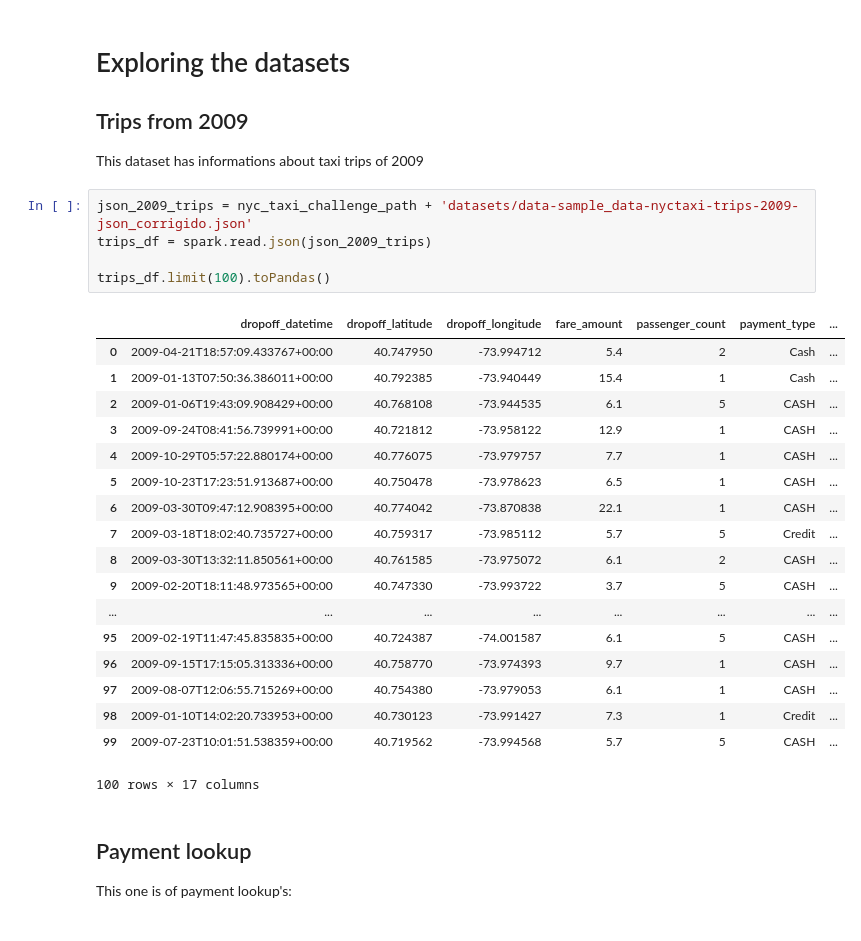
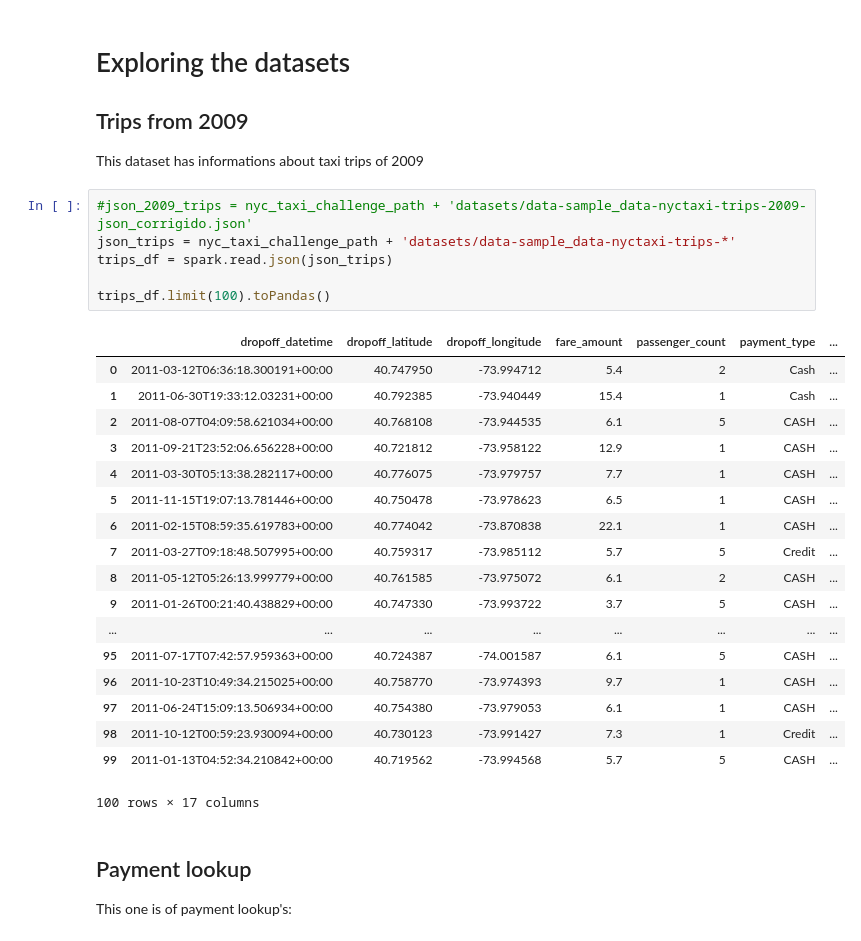
Before and after one commit to gabfr/data-engineering-nanodegree, a Jupyter notebook: explorations/nyc-taxi-challenge.ipynb, the cells around one changed output. Saved outputs shown, nothing was run; the diff lists cells and outputs as text.

```diff
--- a/explorations/nyc-taxi-challenge.ipynb
+++ b/explorations/nyc-taxi-challenge.ipynb
@@ -14,28 +14,29 @@ spark
 
 This dataset has informations about taxi trips of 2009
 # %%
-json_2009_trips = nyc_taxi_challenge_path + 'datasets/data-sample_data-nyctaxi-trips-2009-json_corrigido.json'
-trips_df = spark.read.json(json_2009_trips)
+#json_2009_trips = nyc_taxi_challenge_path + 'datasets/data-sample_data-nyctaxi-trips-2009-json_corrigido.json'
+json_trips = nyc_taxi_challenge_path + 'datasets/data-sample_data-nyctaxi-trips-*'
+trips_df = spark.read.json(json_trips)
 
 trips_df.limit(100).toPandas()
 # %% [output]
 |  | dropoff_datetime | dropoff_latitude | dropoff_longitude | fare_amount | passenger_count | payment_type | ... |
-| 0 | 2009-04-21T18:57:09.433767+00:00 | 40.747950 | -73.994712 | 5.4 | 2 | Cash | ... |
-| 1 | 2009-01-13T07:50:36.386011+00:00 | 40.792385 | -73.940449 | 15.4 | 1 | Cash | ... |
-| 2 | 2009-01-06T19:43:09.908429+00:00 | 40.768108 | -73.944535 | 6.1 | 5 | CASH | ... |
-| 3 | 2009-09-24T08:41:56.739991+00:00 | 40.721812 | -73.958122 | 12.9 | 1 | CASH | ... |
-| 4 | 2009-10-29T05:57:22.880174+00:00 | 40.776075 | -73.979757 | 7.7 | 1 | CASH | ... |
-| 5 | 2009-10-23T17:23:51.913687+00:00 | 40.750478 | -73.978623 | 6.5 | 1 | CASH | ... |
-| 6 | 2009-03-30T09:47:12.908395+00:00 | 40.774042 | -73.870838 | 22.1 | 1 | CASH | ... |
-| 7 | 2009-03-18T18:02:40.735727+00:00 | 40.759317 | -73.985112 | 5.7 | 5 | Credit | ... |
-| 8 | 2009-03-30T13:32:11.850561+00:00 | 40.761585 | -73.975072 | 6.1 | 2 | CASH | ... |
-| 9 | 2009-02-20T18:11:48.973565+00:00 | 40.747330 | -73.993722 | 3.7 | 5 | CASH | ... |
+| 0 | 2011-03-12T06:36:18.300191+00:00 | 40.747950 | -73.994712 | 5.4 | 2 | Cash | ... |
+| 1 | 2011-06-30T19:33:12.03231+00:00 | 40.792385 | -73.940449 | 15.4 | 1 | Cash | ... |
+| 2 | 2011-08-07T04:09:58.621034+00:00 | 40.768108 | -73.944535 | 6.1 | 5 | CASH | ... |
+| 3 | 2011-09-21T23:52:06.656228+00:00 | 40.721812 | -73.958122 | 12.9 | 1 | CASH | ... |
+| 4 | 2011-03-30T05:13:38.282117+00:00 | 40.776075 | -73.979757 | 7.7 | 1 | CASH | ... |
+| 5 | 2011-11-15T19:07:13.781446+00:00 | 40.750478 | -73.978623 | 6.5 | 1 | CASH | ... |
+| 6 | 2011-02-15T08:59:35.619783+00:00 | 40.774042 | -73.870838 | 22.1 | 1 | CASH | ... |
+| 7 | 2011-03-27T09:18:48.507995+00:00 | 40.759317 | -73.985112 | 5.7 | 5 | Credit | ... |
+| 8 | 2011-05-12T05:26:13.999779+00:00 | 40.761585 | -73.975072 | 6.1 | 2 | CASH | ... |
+| 9 | 2011-01-26T00:21:40.438829+00:00 | 40.747330 | -73.993722 | 3.7 | 5 | CASH | ... |
 | ... | ... | ... | ... | ... | ... | ... | ... |
-| 95 | 2009-02-19T11:47:45.835835+00:00 | 40.724387 | -74.001587 | 6.1 | 5 | CASH | ... |
-| 96 | 2009-09-15T17:15:05.313336+00:00 | 40.758770 | -73.974393 | 9.7 | 1 | CASH | ... |
-| 97 | 2009-08-07T12:06:55.715269+00:00 | 40.754380 | -73.979053 | 6.1 | 1 | CASH | ... |
-| 98 | 2009-01-10T14:02:20.733953+00:00 | 40.730123 | -73.991427 | 7.3 | 1 | Credit | ... |
-| 99 | 2009-07-23T10:01:51.538359+00:00 | 40.719562 | -73.994568 | 5.7 | 5 | CASH | ... |
+| 95 | 2011-07-17T07:42:57.959363+00:00 | 40.724387 | -74.001587 | 6.1 | 5 | CASH | ... |
+| 96 | 2011-10-23T10:49:34.215025+00:00 | 40.758770 | -73.974393 | 9.7 | 1 | CASH | ... |
+| 97 | 2011-06-24T15:09:13.506934+00:00 | 40.754380 | -73.979053 | 6.1 | 1 | CASH | ... |
+| 98 | 2011-10-12T00:59:23.930094+00:00 | 40.730123 | -73.991427 | 7.3 | 1 | Credit | ... |
+| 99 | 2011-01-13T04:52:34.210842+00:00 | 40.719562 | -73.994568 | 5.7 | 5 | CASH | ... |
 100 rows × 17 columns
 # %% [markdown]
 ## Payment lookup
```
Also changed, not shown: parts of 5 cells of this notebook.
